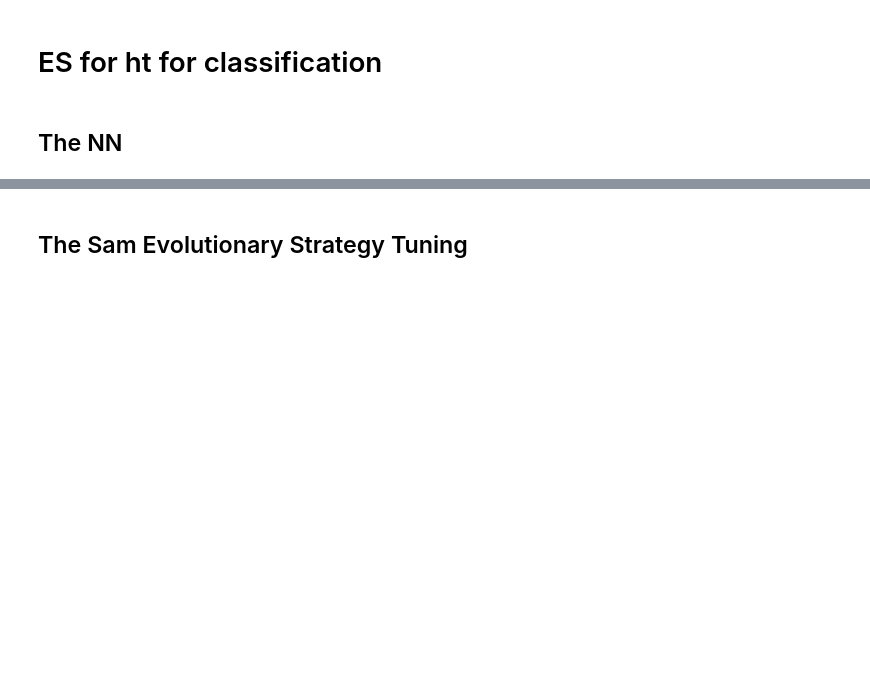
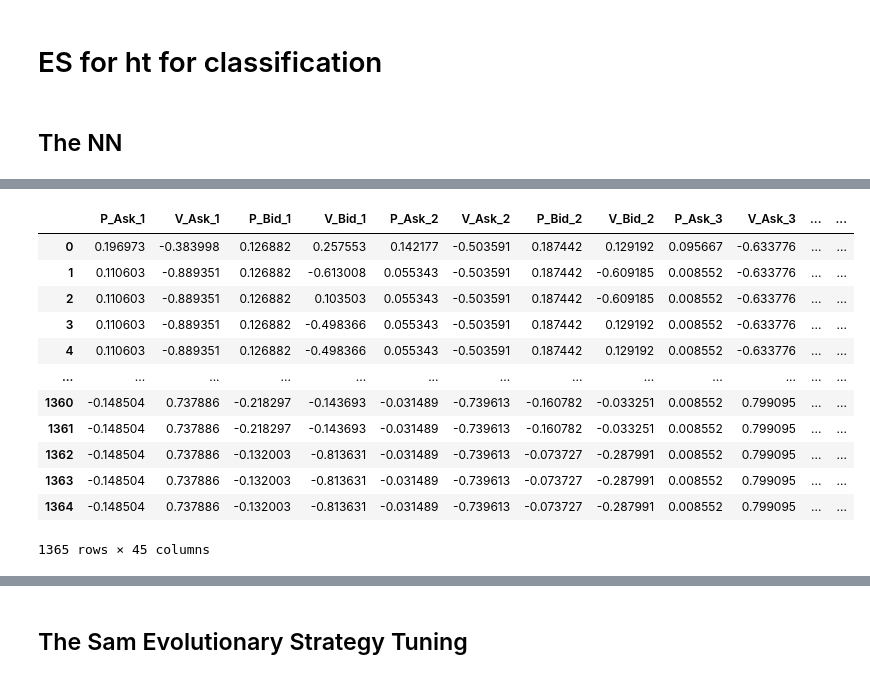
Before and after one commit to JoeLsvj/stocks_forecasting_LOB, a Jupyter notebook: Hyperparameters_tuning/hyperparameter_tuning/es_tuning_regression/es_tuning_LSTM1_clean.ipynb, the cells around one changed output, grey strips where cells are left out. Drawn from its saved outputs; the diff is of its cells as text; code cells hidden in the pictures; blank space fills up the shorter version.

```diff
--- a/Hyperparameters_tuning/hyperparameter_tuning/es_tuning_regression/es_tuning_LSTM1_clean.ipynb
+++ b/Hyperparameters_tuning/hyperparameter_tuning/es_tuning_regression/es_tuning_LSTM1_clean.ipynb
@@ -22,0 +96,37 @@
+# %%
+# Split the dataframe into train, validation and test
+dataset_train, dataset_val, dataset_test = utils.DataTools.train_val_test_split(dataset)
+
+# Standardize the data
+#scaler = preprocessing.StandardScaler()
+#scaler.fit(dataset_train)
+
+#dataset_train[dataset_train.columns] = scaler.transform(dataset_train)
+#dataset_val[dataset_val.columns] = scaler.transform(dataset_val)
+#dataset_test[dataset_test.columns] = scaler.transform(dataset_test)
+
+means = dataset_train.mean(axis=0)
+stds = dataset_train.std(axis=0)
+
+means[-len(target_cols):] = means[target_cols]
+stds[-len(target_cols):] = stds[target_cols]
+
+dataset_train = ( dataset_train - means ) / stds
+dataset_val = ( dataset_val - means ) / stds
+dataset_test = ( dataset_test - means ) / stds
+
+display(dataset_train)
+# %% [output]
+|  | P_Ask_1 | V_Ask_1 | P_Bid_1 | V_Bid_1 | P_Ask_2 | V_Ask_2 | P_Bid_2 | V_Bid_2 | P_Ask_3 | V_Ask_3 | ... | ... |
+| 0 | 0.196973 | -0.383998 | 0.126882 | 0.257553 | 0.142177 | -0.503591 | 0.187442 | 0.129192 | 0.095667 | -0.633776 | ... | ... |
+| 1 | 0.110603 | -0.889351 | 0.126882 | -0.613008 | 0.055343 | -0.503591 | 0.187442 | -0.609185 | 0.008552 | -0.633776 | ... | ... |
+| 2 | 0.110603 | -0.889351 | 0.126882 | 0.103503 | 0.055343 | -0.503591 | 0.187442 | -0.609185 | 0.008552 | -0.633776 | ... | ... |
+| 3 | 0.110603 | -0.889351 | 0.126882 | -0.498366 | 0.055343 | -0.503591 | 0.187442 | 0.129192 | 0.008552 | -0.633776 | ... | ... |
+| 4 | 0.110603 | -0.889351 | 0.126882 | -0.498366 | 0.055343 | -0.503591 | 0.187442 | 0.129192 | 0.008552 | -0.633776 | ... | ... |
+| ... | ... | ... | ... | ... | ... | ... | ... | ... | ... | ... | ... | ... |
+| 1360 | -0.148504 | 0.737886 | -0.218297 | -0.143693 | -0.031489 | -0.739613 | -0.160782 | -0.033251 | 0.008552 | 0.799095 | ... | ... |
+| 1361 | -0.148504 | 0.737886 | -0.218297 | -0.143693 | -0.031489 | -0.739613 | -0.160782 | -0.033251 | 0.008552 | 0.799095 | ... | ... |
+| 1362 | -0.148504 | 0.737886 | -0.132003 | -0.813631 | -0.031489 | -0.739613 | -0.073727 | -0.287991 | 0.008552 | 0.799095 | ... | ... |
+| 1363 | -0.148504 | 0.737886 | -0.132003 | -0.813631 | -0.031489 | -0.739613 | -0.073727 | -0.287991 | 0.008552 | 0.799095 | ... | ... |
+| 1364 | -0.148504 | 0.737886 | -0.132003 | -0.813631 | -0.031489 | -0.739613 | -0.073727 | -0.287991 | 0.008552 | 0.799095 | ... | ... |
+1365 rows × 45 columns
```
Also changed, not shown: parts of 16 cells of this notebook, 5 other files.
